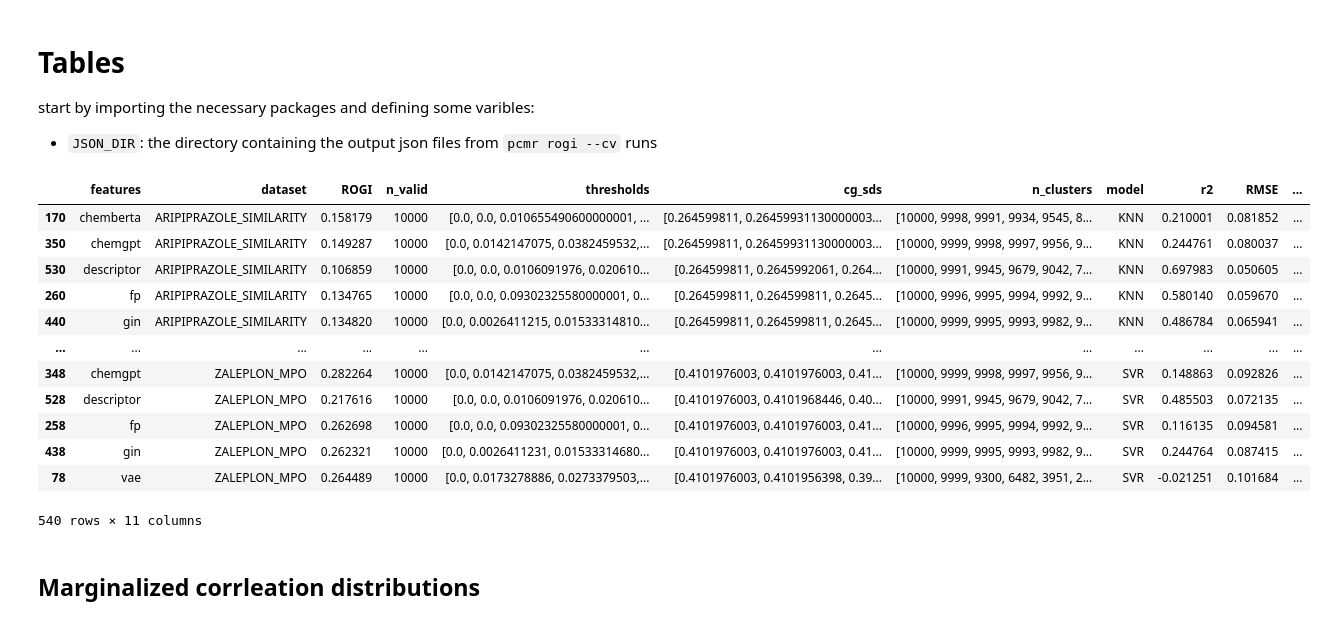
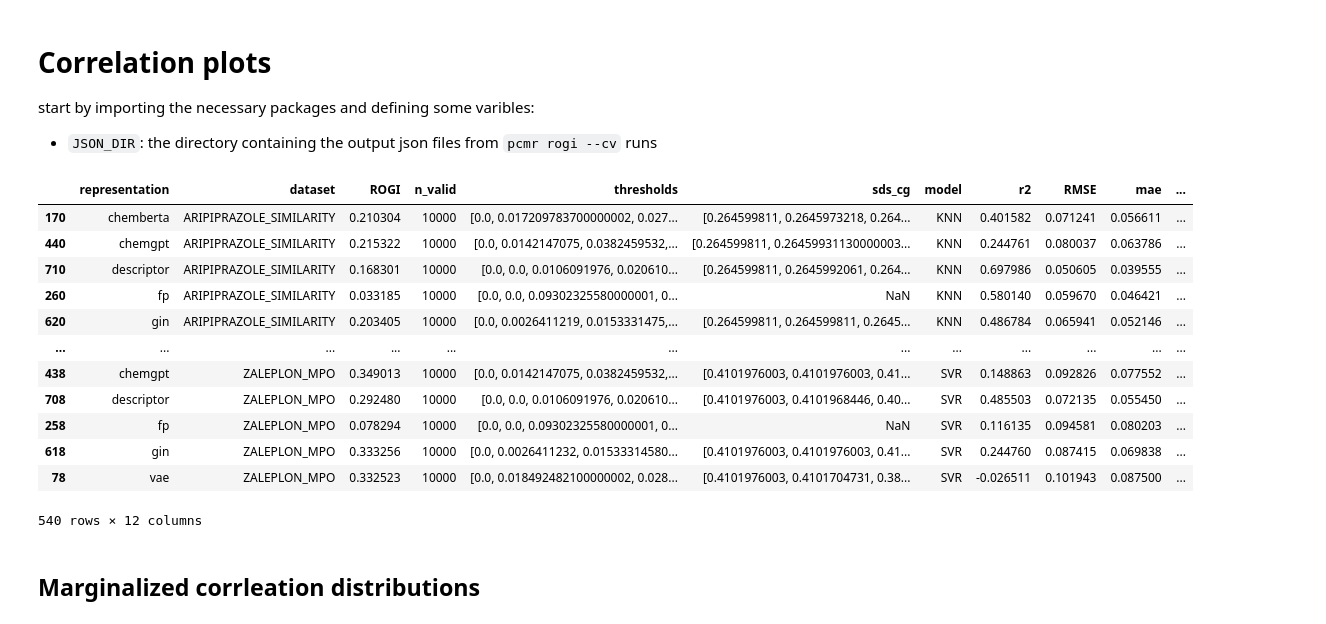
Before and after one commit to coleygroup/rogi-xd, a Jupyter notebook: notebooks/correlation.ipynb, the cells around one changed output. Cells and saved outputs as stored; diff of their text form; code cells hidden in the pictures.

```diff
--- a/notebooks/correlation.ipynb
+++ b/notebooks/correlation.ipynb
@@ -1,5 +1,5 @@
 # %% [markdown]
-# Tables
+# Correlation plots
 
 start by importing the necessary packages and defining some varibles:
 - `JSON_DIR`: the directory containing the output json files from `pcmr rogi --cv` runs
@@ -25,31 +25,43 @@ def rogi_rmse_corr(df):
 
     return r or 0
 
-JSON_DIR = Path("../results/raw/cv/tdc+guac")
+JSON_DIR = Path("../results/raw/cv/tdc+guac_v1")
+VERSION = "v1"
+FILTER_RAND = True
 # %%
 dfs = [pd.read_json(p) for p in JSON_DIR.iterdir()]
 df = pd.concat(dfs, ignore_index=True)\
-    .rename(columns={"dataset_and_task": "dataset", "rogi": "ROGI", "rmse": "RMSE"})\
+    .rename(
+        columns={
+            "dataset_and_task": "dataset",
+            "rogi": "ROGI",
+            "rmse": "RMSE",
+            # "features": "representation"
+        }
+    )\
     .replace("morgan", "fp")\
     .sort_values(["model", "dataset", "features"])
+df = df.rename(columns=dict(features="representation"))
 
+if FILTER_RAND:
+    df = df[~df.representation.str.contains('_rand')]
 s_corr = df.groupby(["dataset", "model"]).apply(rogi_rmse_corr).fillna(0).rename("r")
 
 df
 # %% [output]
-|  | features | dataset | ROGI | n_valid | thresholds | cg_sds | n_clusters | model | r2 | RMSE | ... |
-| 170 | chemberta | ARIPIPRAZOLE_SIMILARITY | 0.158179 | 10000 | [0.0, 0.0, 0.010655490600000001, ... | [0.264599811, 0.26459931130000003... | [10000, 9998, 9991, 9934, 9545, 8... | KNN | 0.210001 | 0.081852 | ... |
-| 350 | chemgpt | ARIPIPRAZOLE_SIMILARITY | 0.149287 | 10000 | [0.0, 0.0142147075, 0.0382459532,... | [0.264599811, 0.26459931130000003... | [10000, 9999, 9998, 9997, 9956, 9... | KNN | 0.244761 | 0.080037 | ... |
-| 530 | descriptor | ARIPIPRAZOLE_SIMILARITY | 0.106859 | 10000 | [0.0, 0.0, 0.0106091976, 0.020610... | [0.264599811, 0.2645992061, 0.264... | [10000, 9991, 9945, 9679, 9042, 7... | KNN | 0.697983 | 0.050605 | ... |
-| 260 | fp | ARIPIPRAZOLE_SIMILARITY | 0.134765 | 10000 | [0.0, 0.0, 0.09302325580000001, 0... | [0.264599811, 0.264599811, 0.2645... | [10000, 9996, 9995, 9994, 9992, 9... | KNN | 0.580140 | 0.059670 | ... |
-| 440 | gin | ARIPIPRAZOLE_SIMILARITY | 0.134820 | 10000 | [0.0, 0.0026411215, 0.01533314810... | [0.264599811, 0.264599811, 0.2645... | [10000, 9999, 9995, 9993, 9982, 9... | KNN | 0.486784 | 0.065941 | ... |
+|  | representation | dataset | ROGI | n_valid | thresholds | sds_cg | model | r2 | RMSE | mae | ... |
+| 170 | chemberta | ARIPIPRAZOLE_SIMILARITY | 0.210304 | 10000 | [0.0, 0.017209783700000002, 0.027... | [0.264599811, 0.2645973218, 0.264... | KNN | 0.401582 | 0.071241 | 0.056611 | ... |
+| 440 | chemgpt | ARIPIPRAZOLE_SIMILARITY | 0.215322 | 10000 | [0.0, 0.0142147075, 0.0382459532,... | [0.264599811, 0.26459931130000003... | KNN | 0.244761 | 0.080037 | 0.063786 | ... |
+| 710 | descriptor | ARIPIPRAZOLE_SIMILARITY | 0.168301 | 10000 | [0.0, 0.0, 0.0106091976, 0.020610... | [0.264599811, 0.2645992061, 0.264... | KNN | 0.697986 | 0.050605 | 0.039555 | ... |
+| 260 | fp | ARIPIPRAZOLE_SIMILARITY | 0.033185 | 10000 | [0.0, 0.0, 0.09302325580000001, 0... | NaN | KNN | 0.580140 | 0.059670 | 0.046421 | ... |
+| 620 | gin | ARIPIPRAZOLE_SIMILARITY | 0.203405 | 10000 | [0.0, 0.0026411219, 0.0153331475,... | [0.264599811, 0.264599811, 0.2645... | KNN | 0.486784 | 0.065941 | 0.052146 | ... |
 | ... | ... | ... | ... | ... | ... | ... | ... | ... | ... | ... | ... |
-| 348 | chemgpt | ZALEPLON_MPO | 0.282264 | 10000 | [0.0, 0.0142147075, 0.0382459532,... | [0.4101976003, 0.4101976003, 0.41... | [10000, 9999, 9998, 9997, 9956, 9... | SVR | 0.148863 | 0.092826 | ... |
-| 528 | descriptor | ZALEPLON_MPO | 0.217616 | 10000 | [0.0, 0.0, 0.0106091976, 0.020610... | [0.4101976003, 0.4101968446, 0.40... | [10000, 9991, 9945, 9679, 9042, 7... | SVR | 0.485503 | 0.072135 | ... |
-| 258 | fp | ZALEPLON_MPO | 0.262698 | 10000 | [0.0, 0.0, 0.09302325580000001, 0... | [0.4101976003, 0.4101976003, 0.41... | [10000, 9996, 9995, 9994, 9992, 9... | SVR | 0.116135 | 0.094581 | ... |
-| 438 | gin | ZALEPLON_MPO | 0.262321 | 10000 | [0.0, 0.0026411231, 0.01533314680... | [0.4101976003, 0.4101976003, 0.41... | [10000, 9999, 9995, 9993, 9982, 9... | SVR | 0.244764 | 0.087415 | ... |
-| 78 | vae | ZALEPLON_MPO | 0.264489 | 10000 | [0.0, 0.0173278886, 0.0273379503,... | [0.4101976003, 0.4101956398, 0.39... | [10000, 9999, 9300, 6482, 3951, 2... | SVR | -0.021251 | 0.101684 | ... |
+| 438 | chemgpt | ZALEPLON_MPO | 0.349013 | 10000 | [0.0, 0.0142147075, 0.0382459532,... | [0.4101976003, 0.4101976003, 0.41... | SVR | 0.148863 | 0.092826 | 0.077552 | ... |
+| 708 | descriptor | ZALEPLON_MPO | 0.292480 | 10000 | [0.0, 0.0, 0.0106091976, 0.020610... | [0.4101976003, 0.4101968446, 0.40... | SVR | 0.485503 | 0.072135 | 0.055450 | ... |
+| 258 | fp | ZALEPLON_MPO | 0.078294 | 10000 | [0.0, 0.0, 0.09302325580000001, 0... | NaN | SVR | 0.116135 | 0.094581 | 0.080203 | ... |
+| 618 | gin | ZALEPLON_MPO | 0.333256 | 10000 | [0.0, 0.0026411232, 0.01533314580... | [0.4101976003, 0.4101976003, 0.41... | SVR | 0.244760 | 0.087415 | 0.069838 | ... |
+| 78 | vae | ZALEPLON_MPO | 0.332523 | 10000 | [0.0, 0.018492482100000002, 0.028... | [0.4101976003, 0.4101704731, 0.38... | SVR | -0.026511 | 0.101943 | 0.087500 | ... |
-540 rows × 11 columns
+540 rows × 12 columns
 # %% [markdown]
 ## Marginalized corrleation distributions
 # %%
```
Also changed, not shown: parts of 7 cells of this notebook, 4 other files.
